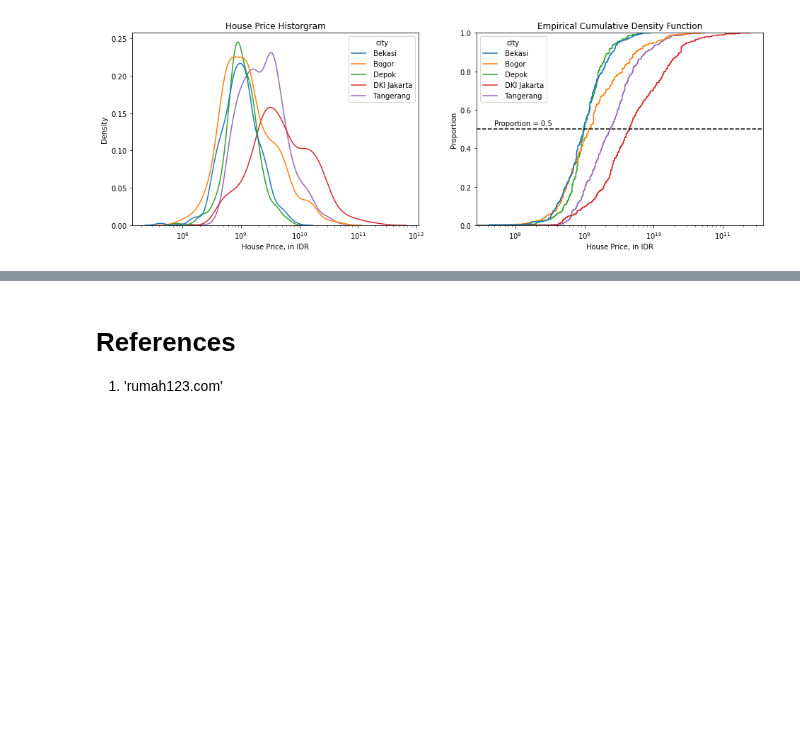
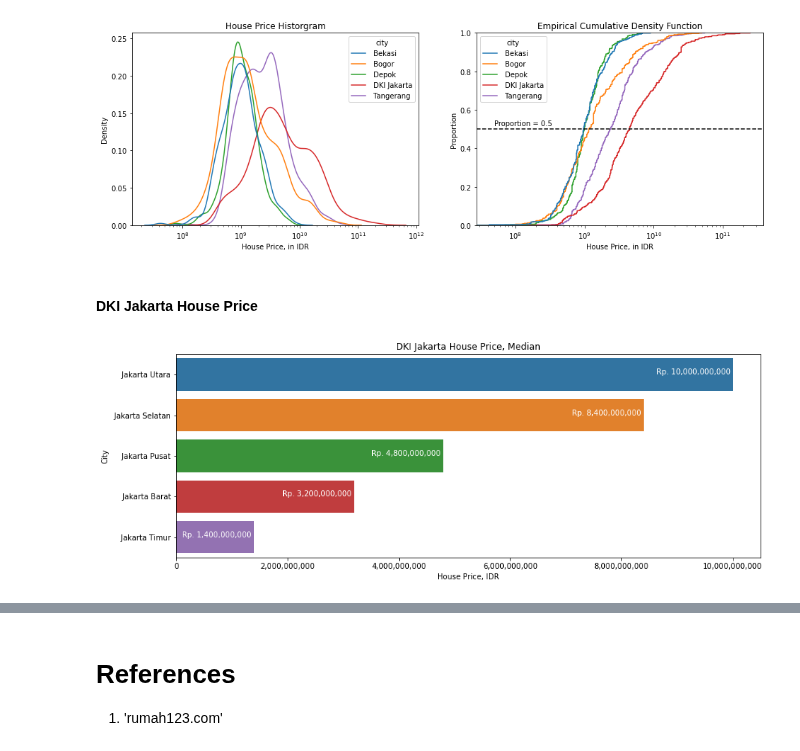
Before and after one commit to nbarizki/jabodetabekhousepricing, a Jupyter notebook: 2- Statistical Analysis of House Price Offers.ipynb, the cells around one changed output, grey strips where cells are left out. Saved outputs shown, nothing was run; the diff lists cells and outputs as text; code cells hidden in the pictures; blank space fills up the shorter version.

```diff
--- a/2- Statistical Analysis of House Price Offers.ipynb
+++ b/2- Statistical Analysis of House Price Offers.ipynb
@@ -443,3 +436,26 @@ for ax_ in ax:
     ax_.set_xlabel('House Price, in IDR')
 # %% [output]
 [figure]
+# %% [markdown]
+#### **DKI Jakarta House Price**
+# %%
+%matplotlib inline
+house_df_jakarta = house_df[house_df.city.str.contains('Jakarta')]
+median = house_df_jakarta[['city', 'price_in_rp']]\
+    .groupby('city')\
+    .aggregate(np.median)\
+    .reset_index()\
+    .sort_values('price_in_rp', ascending=False)
+# plot_order = list(median.sort_values('price_in_rp', ascending=False).city)
+plt.figure(figsize=(14, 5))
+sns.barplot(y='city', x='price_in_rp',data=median)
+for y, x in enumerate(median.price_in_rp):
+    plt.text(x=x, y=y, s=f'Rp. {x:,.0f} ', ha='right', color='white')
+plt.title('DKI Jakarta House Price, Median')
+plt.xlabel('House Price, IDR')
+plt.ylabel('City')
+current_xticks = plt.xticks()[0][:-1]
+plt.xticks(current_xticks, ['{:,.0f}'.format(x) for x in current_xticks])
+plt.show()
+# %% [output]
+[figure, added]
```
Also changed, not shown: parts of 4 cells of this notebook.
